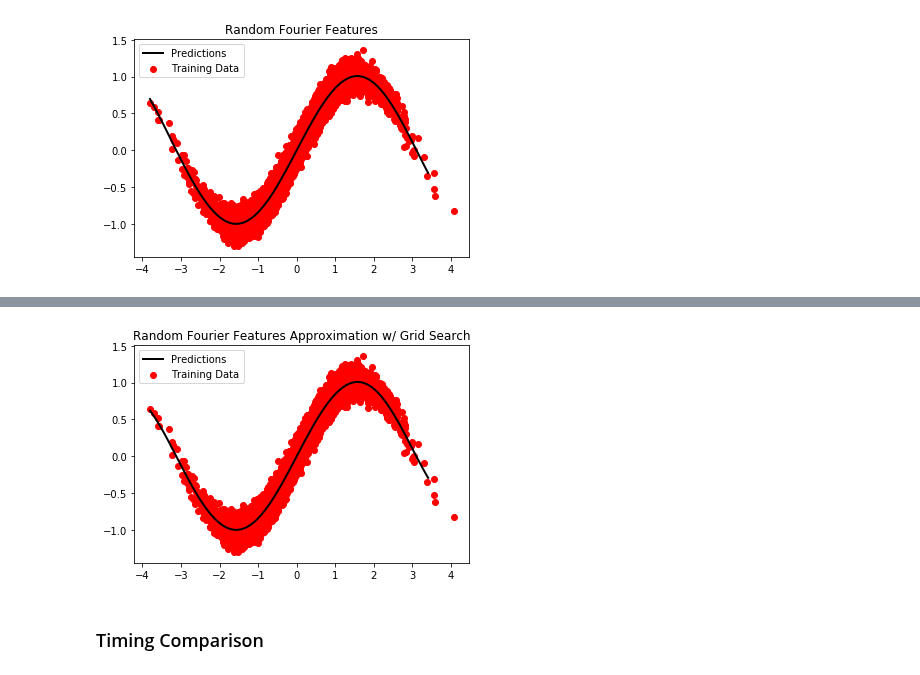
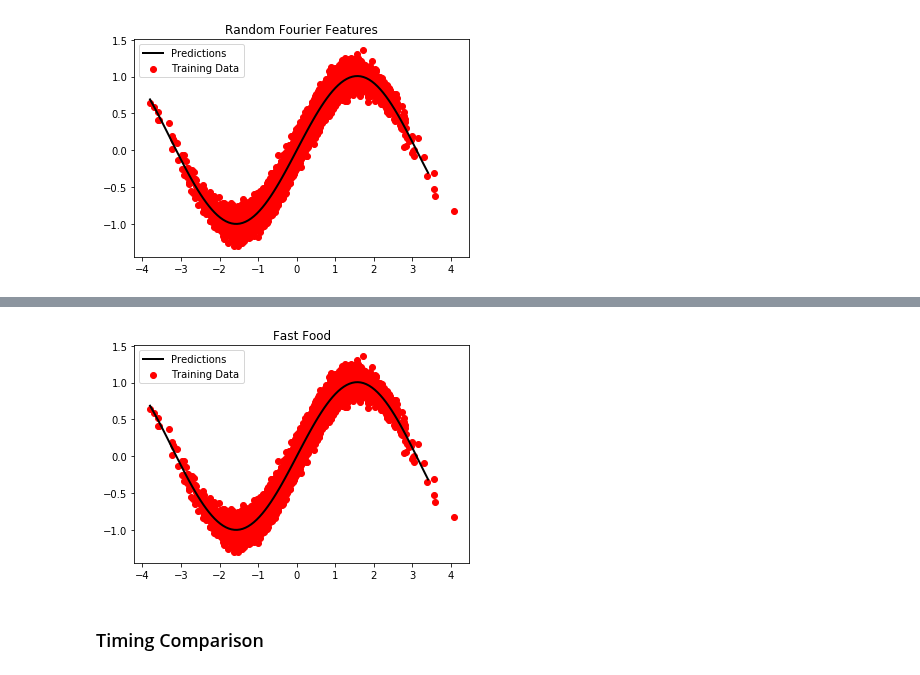
Before and after one commit to jejjohnson/kernellib, a Jupyter notebook: notebooks/largescale_example.ipynb, the cells around one changed output, grey strips where cells are left out. Cells and saved outputs as stored; diff of their text form; code cells hidden in the pictures.

Commit message:
Added the Fastfood kernel approx. algorithm and updated the notebooks.

```diff
--- a/notebooks/largescale_example.ipynb
+++ b/notebooks/largescale_example.ipynb
@@ -193,16 +203,15 @@ plt.show()
 ## Randomized Nystrom Matrix Approximation
 # %%
 approximation = 'rnystrom'
-k_rank = 200
+k_rank = 10
 rnys_model = RKernelRidge(n_components=n_components,
                          alpha=alpha,
-                         gamma=gamma,
+                         sigma=sigma,
                          kernel='rbf',
                          random_state=seed,
                          approximation=approximation,
                          k_rank=k_rank)
 rnys_model.fit(xtrain, ytrain);
 y_pred = rnys_model.predict(xtest)
-rmse = (1 / np.sqrt(n_test)) * np.linalg.norm(y_pred - ytest)
-print('Root Mean Squared Error for Randomized Nystrom KRR: {:.4f}'.format(rmse))
+r_assessment(y_pred, ytest, verbose=1);
 # %% [output]
@@ -232,13 +242,11 @@ plt.show()
 approximation = 'rff'
 rff_model = RKernelRidge(n_components=n_components,
                          alpha=alpha,
-                         gamma=gamma,
+                         sigma=sigma,
                          kernel='rbf',
                          random_state=seed,
                          approximation=approximation)
 rff_model.fit(xtrain, ytrain);
 y_pred = rff_model.predict(xtest)
-rmse = (1 / np.sqrt(n_test)) * np.linalg.norm(y_pred - ytest)
-print('Root Mean Squared Error for Random Fourier Features'
-      'KRR: {:.4f}'.format(rmse))
+r_assessment(y_pred, ytest, verbose=1);
 # %% [output]
@@ -267,14 +273,0 @@ plt.show()
-# %%
-param_grid = {
-    'n_components': [1, 10, 50, 100, 200],
-    'alpha': [1e0, 1e-1, 1e-2, 1e-3],
-    'gamma': np.logspace(-2, 2, 5)
-}
-n_jobs = 24
-cv = 3
-approximation = 'rff'
-rff_grid_model = GridSearchCV(RKernelRidge(random_state=seed,
-                                       approximation=approximation),
-                          param_grid=param_grid, n_jobs=n_jobs, cv=cv,
-                          verbose=1)
-rff_grid_model.fit(xtrain, ytrain);
@@ -296,0 +276,12 @@ Best Number of features: 50
+# %%
+approximation = 'fastfood'
+fastfood_model = RKernelRidge(n_components=n_components,
+                         alpha=alpha,
+                         sigma=sigma,
+                         kernel='rbf',
+                         random_state=seed,
+                         approximation=approximation,
+                            trade_off='mem')
+fastfood_model.fit(xtrain, ytrain);
+y_pred = fastfood_model.predict(xtest)
+r_assessment(y_pred, ytest, verbose=1);
@@ -297,16 +297,16 @@ Best Number of features: 50
 # %%
 fig, ax = plt.subplots()
 
 xplot = np.linspace(xtrain.min(), xtest.max(), 100)[:, np.newaxis]
-yplot = rff_grid_model.predict(xplot)
+yplot = fastfood_model.predict(xplot)
 
 ax.scatter(xtrain, ytrain, color='r', label='Training Data')
 ax.plot(xplot, yplot, color='k', linewidth=2, label='Predictions')
 ax.legend()
-ax.set_title('Random Fourier Features Approximation w/ Grid Search')
+ax.set_title('Fast Food')
 plt.show()
 # %% [output]
-[figure, old version]
+[figure, new version]
 # %% [markdown]
 ### Timing Comparison
 # %% [markdown]
```
Also changed, not shown: parts of 25 cells of this notebook, 5 other files.
